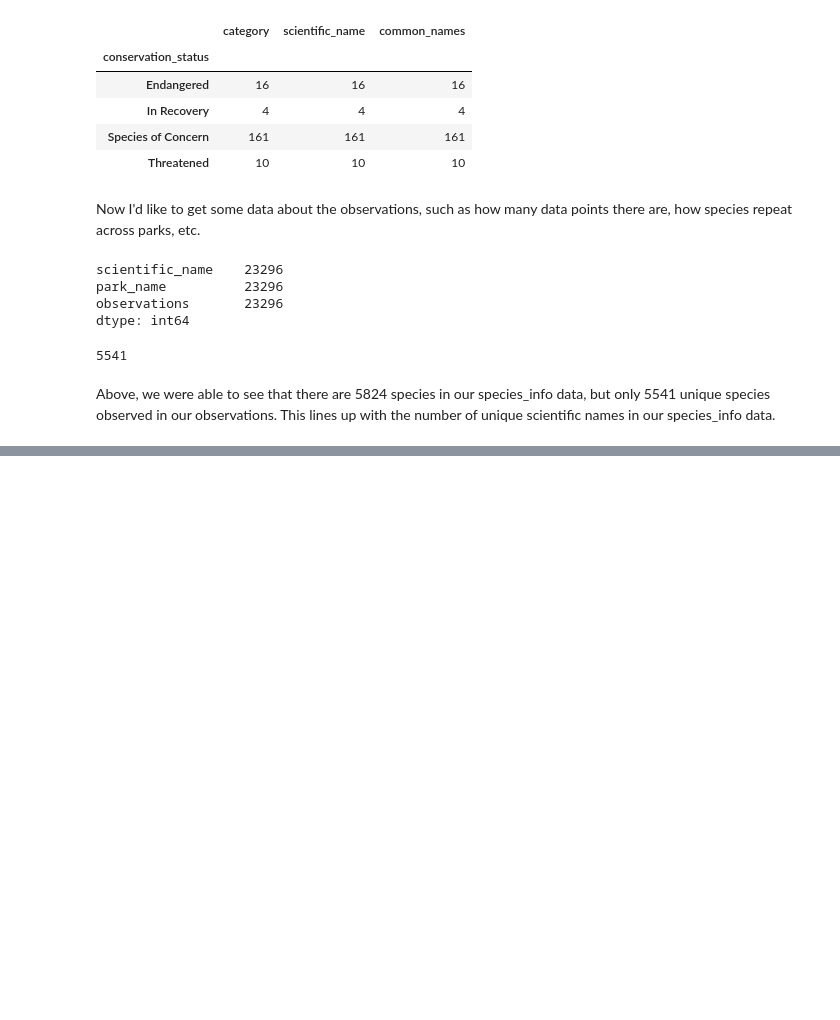
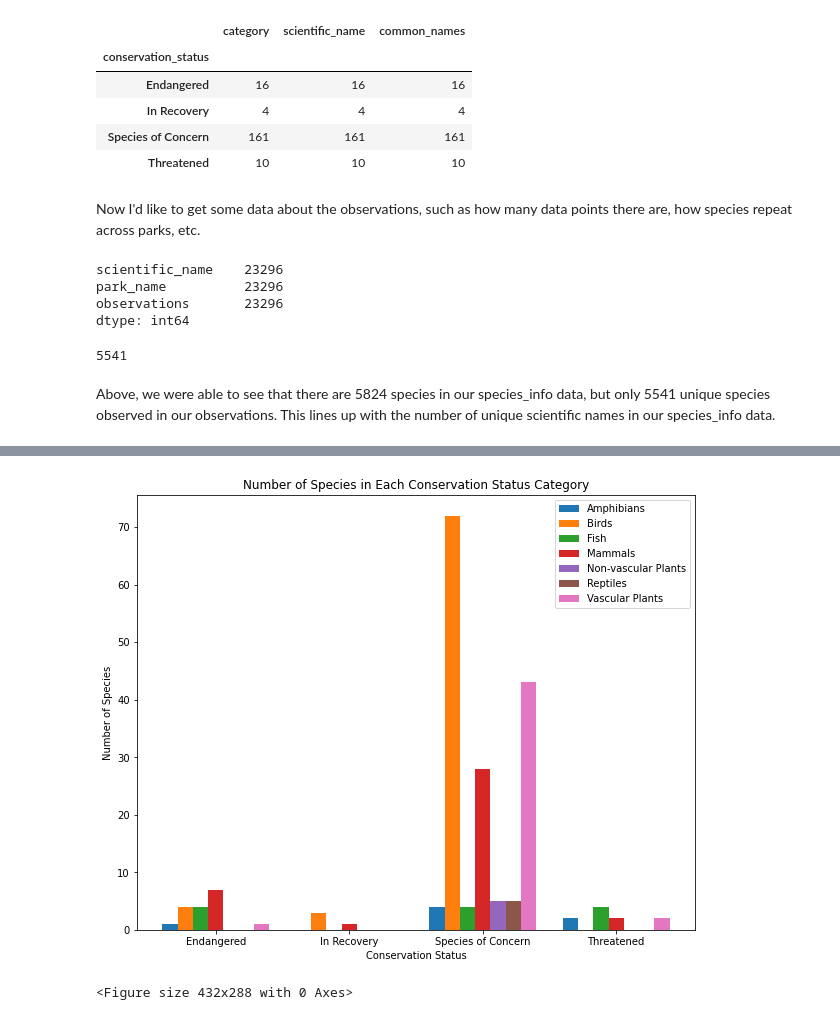
Before and after one commit to biwwlybam/biodiversity-project, a Jupyter notebook: biodiversity.ipynb, the cells around one changed output, grey strips where cells are left out. Drawn from its saved outputs; the diff is of its cells as text; code cells hidden in the pictures; blank space fills up the shorter version.

Commit message:
Added two bar charts
Added bar charts showing number of species in each conservation group, grouped by organism category. Then used the same data to graph by percentage.

```diff
--- a/biodiversity.ipynb
+++ b/biodiversity.ipynb
@@ -84,0 +128,58 @@ Above, we were able to see that there are 5824 species in our species_info data,
+# %%
+# create counts for each category
+amphibian_y = [1, 0, 4, 2]
+bird_y = [4, 3, 72, 0]
+fish_y = [4, 0, 4, 4]
+mammal_y = [7, 1, 28, 2]
+nv_plant_y = [0, 0, 5, 0]
+reptile_y = [0, 0, 5, 0]
+v_plant_y = [1, 0, 43, 2]
+# %%
+# labels for x-axis
+cons_statuses = ['Endangered', 'In Recovery', 'Species of Concern', 'Threatened']
+# %%
+# define a function to create our x-axis
+# this will take in number of sets of data (t), bar width (w), order of data (n), and number of categories (d)
+def create_x(t, w, n, d):
+    return [t*x + w*n for x in range(d)]
+# %%
+# create x-axis objects
+amphibian_x = create_x(7, 0.8, 1, 4)
+bird_x = create_x(7, 0.8, 2, 4)
+fish_x = create_x(7, 0.8, 3, 4)
+mammal_x = create_x(7, 0.8, 4, 4)
+nv_plant_x = create_x(7, 0.8, 5, 4)
+reptile_x = create_x(7, 0.8, 6, 4)
+v_plant_x = create_x(7, 0.8, 7, 4)
+
+# set figure size
+plt.figure(figsize=(10,8))
+
+# set subplots
+ax = plt.subplot()
+
+# create bars
+plt.bar(amphibian_x, amphibian_y)
+plt.bar(bird_x, bird_y)
+plt.bar(fish_x, fish_y)
+plt.bar(mammal_x, mammal_y)
+plt.bar(nv_plant_x, nv_plant_y)
+plt.bar(reptile_x, reptile_y)
+plt.bar(v_plant_x, v_plant_y)
+
+# find the middle point of each conservation status
+middle_x = [(a+b+c+d+e+f+g)/7.0 for a,b,c,d,e,f,g in zip(amphibian_x, bird_x, fish_x, mammal_x, nv_plant_x, reptile_x, v_plant_x)]
+
+# set tick marks, axes, labels, legend
+ax.set_xticks(middle_x)
+ax.set_xticklabels(cons_statuses)
+plt.legend(['Amphibians', 'Birds', 'Fish', 'Mammals', 'Non-vascular Plants', 'Reptiles', 'Vascular Plants'])
+plt.xlabel('Conservation Status')
+plt.ylabel('Number of Species')
+plt.title('Number of Species in Each Conservation Status Category')
+
+plt.show()
+plt.clf()
+# %% [output]
+[figure, added]
+<Figure size 432x288 with 0 Axes>
```
Also changed, not shown: parts of 8 cells of this notebook, 1 other file.
